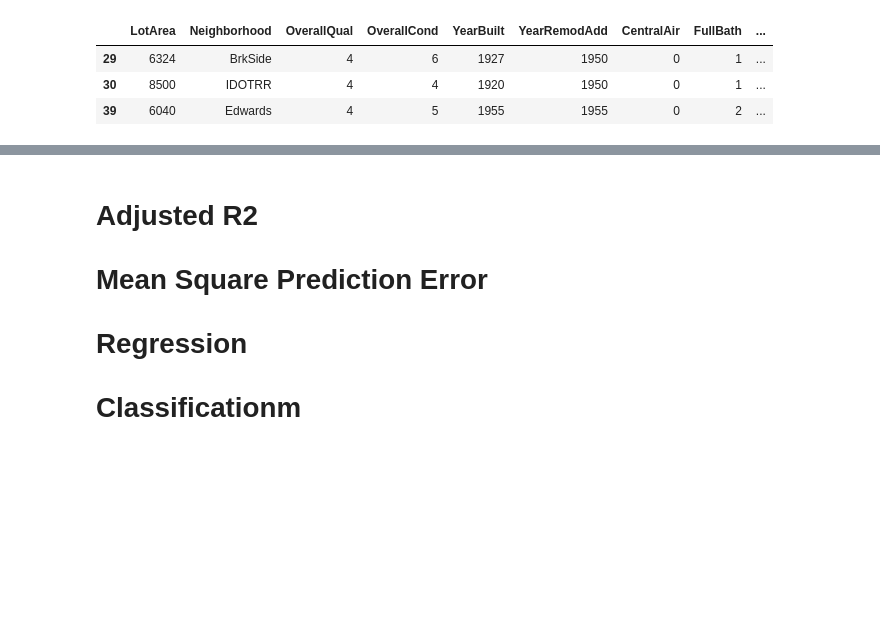
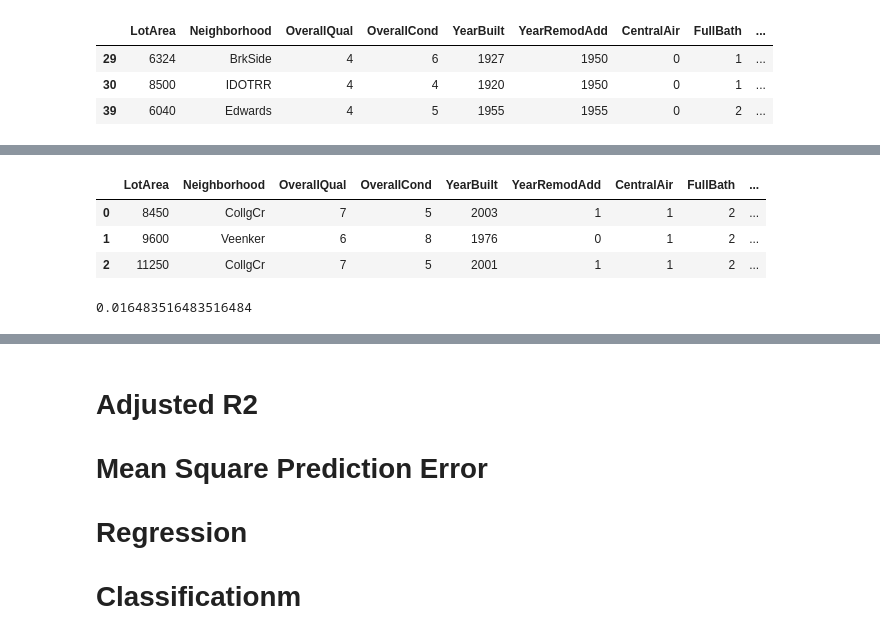
Before and after one commit to DavidWants2Learn/DataScienceBootCamp, a Jupyter notebook: Data_Science_Project/House_Price by lot_size.ipynb, the cells around one changed output, grey strips where cells are left out. Drawn from its saved outputs; the diff is of its cells as text; code cells hidden in the pictures; blank space fills up the shorter version.

```diff
--- a/Data_Science_Project/House_Price by lot_size.ipynb
+++ b/Data_Science_Project/House_Price by lot_size.ipynb
@@ -377,0 +444,7 @@ dfTemp.loc[dfTemp['CentralAir'] == 'N', 'CentralAir'] = 0
+# %%
+dfTemp.head(3)
+# %% [output]
+|  | LotArea | Neighborhood | OverallQual | OverallCond | YearBuilt | YearRemodAdd | CentralAir | FullBath | ... |
+| 0 | 8450 | CollgCr | 7 | 5 | 2003 | 1 | 1 | 2 | ... |
+| 1 | 9600 | Veenker | 6 | 8 | 1976 | 0 | 1 | 2 | ... |
+| 2 | 11250 | CollgCr | 7 | 5 | 2001 | 1 | 1 | 2 | ... |
@@ -377,0 +460,6 @@ dfTemp.loc[dfTemp['CentralAir'] == 'N', 'CentralAir'] = 0
+# %%
+dfTemp_model = LR().fit(XTRAIN, YTRAIN)
+dfTemp_prediction = dfTemp_model.predict(XTEST)
+accuracy_score(YTEST, dfTemp_prediction)
+# %% [output]
+0.016483516483516484
```
Also changed, not shown: parts of 84 cells of this notebook, 6 other files.
